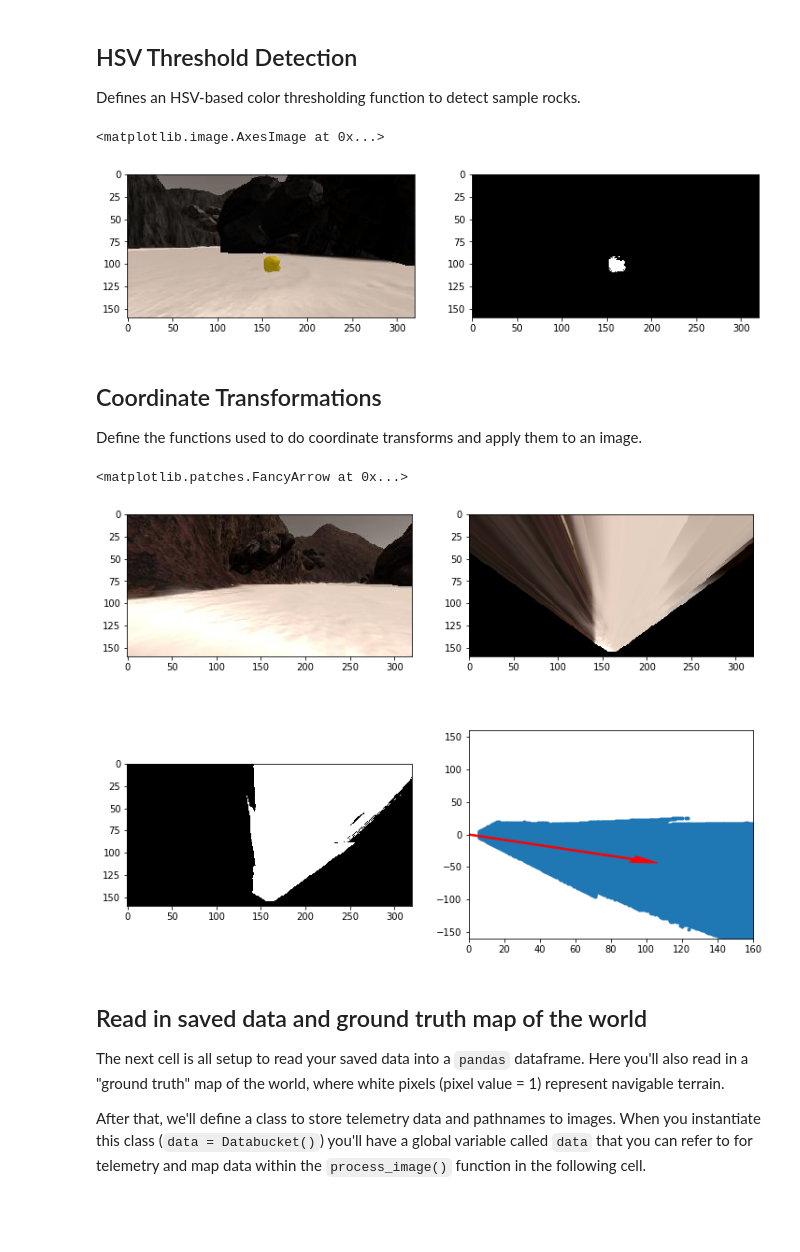
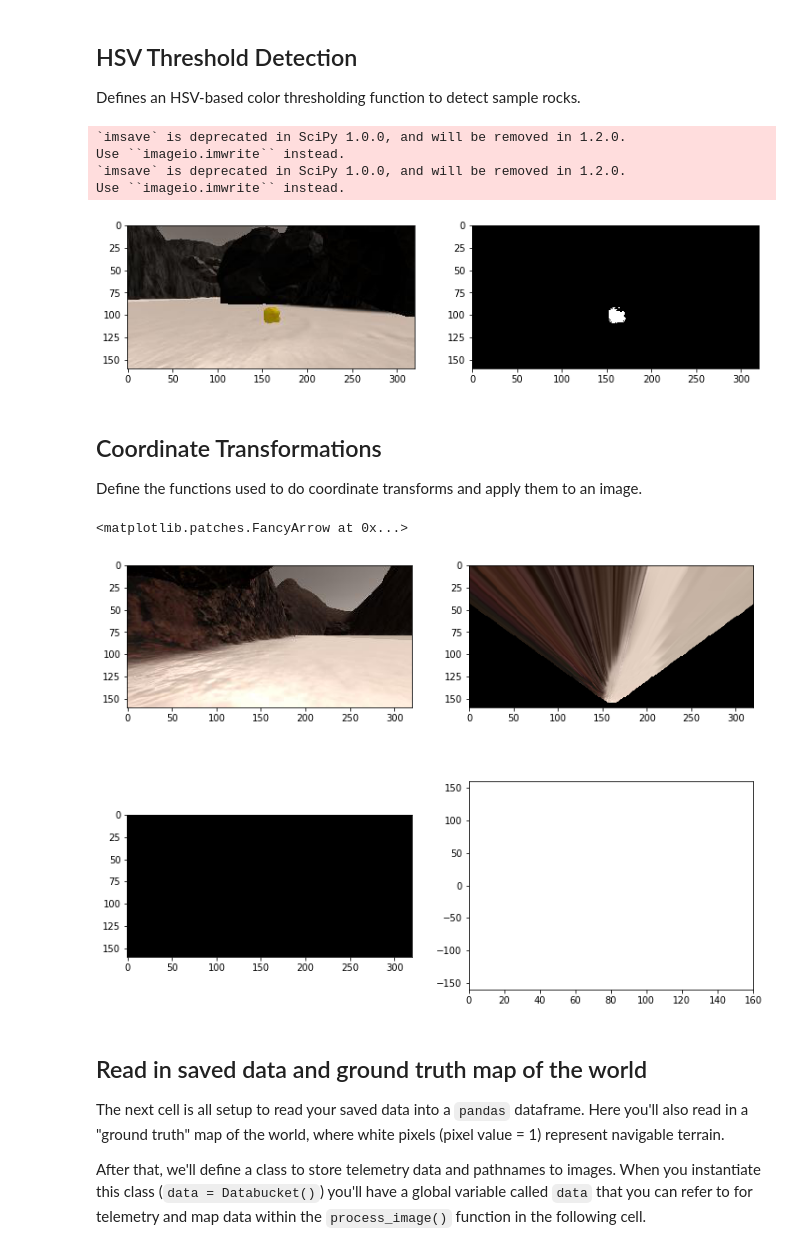
Before and after one commit to TheoKanning/RoboND-Rover-Project, a Jupyter notebook: code/Rover_Project_Test_Notebook.ipynb, the cells around one changed output. Saved outputs shown, nothing was run; the diff lists cells and outputs as text; code cells hidden in the pictures; blank space fills up the shorter version.

Commit message:
Finish writeup

```diff
--- a/code/Rover_Project_Test_Notebook.ipynb
+++ b/code/Rover_Project_Test_Notebook.ipynb
@@ -184,8 +178,14 @@ plt.subplot(121)
 plt.imshow(rock_img)
 plt.subplot(122)
 plt.imshow(threshed, cmap='gray')
+
+scipy.misc.imsave('../writeup_images/sample.jpg', rock_img)
+scipy.misc.imsave('../writeup_images/sample_threshed.jpg', threshed*255)
 # %% [output]
-<matplotlib.image.AxesImage at 0x...>
+`imsave` is deprecated in SciPy 1.0.0, and will be removed in 1.2.0.
+Use ``imageio.imwrite`` instead.
+`imsave` is deprecated in SciPy 1.0.0, and will be removed in 1.2.0.
+Use ``imageio.imwrite`` instead.
 [figure]
 # %% [markdown]
 ## Coordinate Transformations
@@ -251,35 +251,35 @@ def image_to_world(binary_img, xpos, ypos, yaw, worldsize, scale):
     return pix_to_world(xpix, ypix, xpos, ypos, yaw, worldsize, scale)
 
 # Grab another random image
 idx = np.random.randint(0, len(img_list)-1)
 image = mpimg.imread(img_list[idx])
 warped = perspect_transform(image, source, destination)
-threshed = get_navigable(warped)
+threshed = hsv_thresh(warped)
 
 # Calculate pixel values in rover-centric coords and distance/angle to all pixels
 xpix, ypix = rover_coords(threshed)
 dist, angles = to_polar_coords(xpix, ypix)
 mean_dir = np.mean(angles)
 
 # Do some plotting
 fig = plt.figure(figsize=(12,9))
 plt.subplot(221)
 plt.imshow(image)
 plt.subplot(222)
 plt.imshow(warped)
 plt.subplot(223)
 plt.imshow(threshed, cmap='gray')
 plt.subplot(224)
 plt.plot(xpix, ypix, '.')
 plt.ylim(-160, 160)
 plt.xlim(0, 160)
 arrow_length = 100
 x_arrow = arrow_length * np.cos(mean_dir)
 y_arrow = arrow_length * np.sin(mean_dir)
 plt.arrow(0, 0, x_arrow, y_arrow, color='red', zorder=2, head_width=10, width=2)
 # %% [output]
 <matplotlib.patches.FancyArrow at 0x...>
-[figure, old version]
+[figure, new version]
 # %% [markdown]
 ## Read in saved data and ground truth map of the world
 The next cell is all setup to read your saved data into a `pandas` dataframe.  Here you'll also read in a "ground truth" map of the world, where white pixels (pixel value = 1) represent navigable terrain.
```
Also changed, not shown: parts of 3 cells of this notebook, 6 other files.
